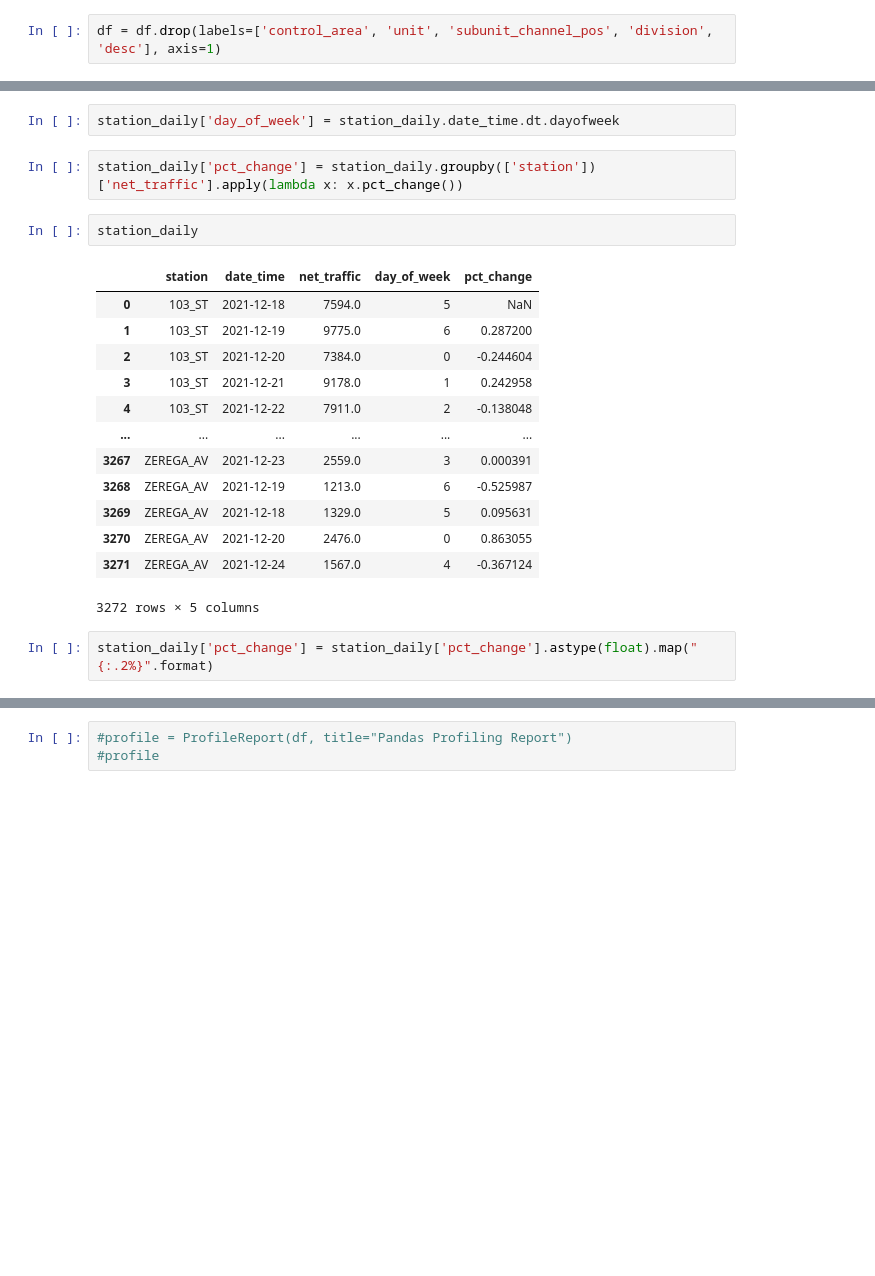
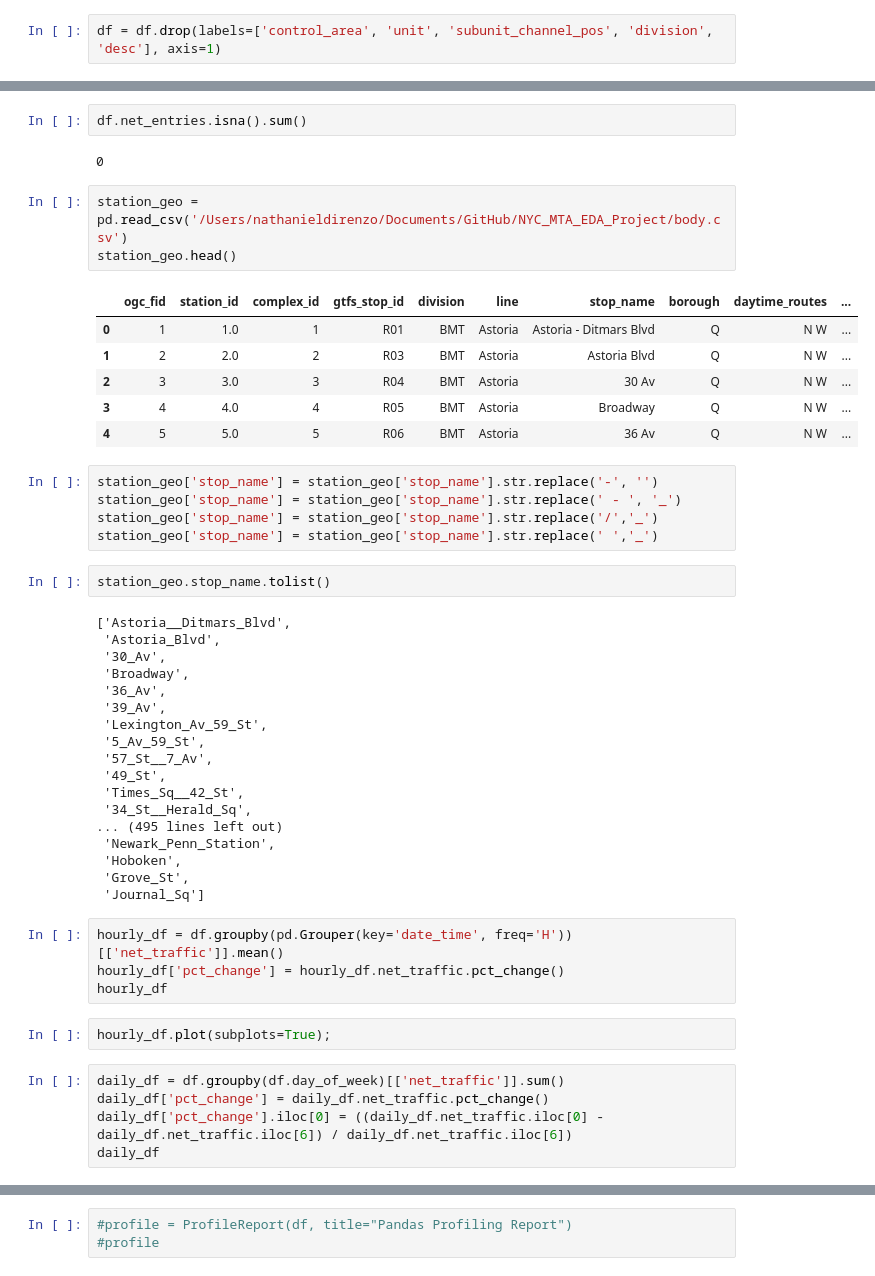
Before and after one commit to VinceDiR/NYC_MTA_EDA_Project, a Jupyter notebook: MTA EDA.ipynb, the cells around one changed output, grey strips where cells are left out. Cells and saved outputs as stored; diff of their text form; blank space fills up the shorter version.

```diff
--- a/MTA EDA.ipynb
+++ b/MTA EDA.ipynb
@@ -304,22 +263,50 @@ station_daily
-# %%
-station_daily['day_of_week'] = station_daily.date_time.dt.dayofweek
-# %%
-station_daily['pct_change'] = station_daily.groupby(['station'])['net_traffic'].apply(lambda x: x.pct_change())
-# %%
-station_daily
-# %% [output]
-|  | station | date_time | net_traffic | day_of_week | pct_change |
-| 0 | 103_ST | 2021-12-18 | 7594.0 | 5 | NaN |
-| 1 | 103_ST | 2021-12-19 | 9775.0 | 6 | 0.287200 |
-| 2 | 103_ST | 2021-12-20 | 7384.0 | 0 | -0.244604 |
-| 3 | 103_ST | 2021-12-21 | 9178.0 | 1 | 0.242958 |
-| 4 | 103_ST | 2021-12-22 | 7911.0 | 2 | -0.138048 |
-| ... | ... | ... | ... | ... | ... |
-| 3267 | ZEREGA_AV | 2021-12-23 | 2559.0 | 3 | 0.000391 |
-| 3268 | ZEREGA_AV | 2021-12-19 | 1213.0 | 6 | -0.525987 |
-| 3269 | ZEREGA_AV | 2021-12-18 | 1329.0 | 5 | 0.095631 |
-| 3270 | ZEREGA_AV | 2021-12-20 | 2476.0 | 0 | 0.863055 |
-| 3271 | ZEREGA_AV | 2021-12-24 | 1567.0 | 4 | -0.367124 |
-3272 rows × 5 columns
-# %%
-station_daily['pct_change'] = station_daily['pct_change'].astype(float).map("{:.2%}".format)
+# %%
+df.net_entries.isna().sum()
+# %% [output]
+0
+# %%
+station_geo = pd.read_csv('/Users/nathanieldirenzo/Documents/GitHub/NYC_MTA_EDA_Project/body.csv')
+station_geo.head()
+# %% [output]
+|  | ogc_fid | station_id | complex_id | gtfs_stop_id | division | line | stop_name | borough | daytime_routes | ... |
+| 0 | 1 | 1.0 | 1 | R01 | BMT | Astoria | Astoria - Ditmars Blvd | Q | N W | ... |
+| 1 | 2 | 2.0 | 2 | R03 | BMT | Astoria | Astoria Blvd | Q | N W | ... |
+| 2 | 3 | 3.0 | 3 | R04 | BMT | Astoria | 30 Av | Q | N W | ... |
+| 3 | 4 | 4.0 | 4 | R05 | BMT | Astoria | Broadway | Q | N W | ... |
+| 4 | 5 | 5.0 | 5 | R06 | BMT | Astoria | 36 Av | Q | N W | ... |
+# %%
+station_geo['stop_name'] = station_geo['stop_name'].str.replace('-', '')
+station_geo['stop_name'] = station_geo['stop_name'].str.replace(' - ', '_')
+station_geo['stop_name'] = station_geo['stop_name'].str.replace('/','_')
+station_geo['stop_name'] = station_geo['stop_name'].str.replace(' ','_')
+# %%
+station_geo.stop_name.tolist()
+# %% [output]
+['Astoria__Ditmars_Blvd',
+ 'Astoria_Blvd',
+ '30_Av',
+ 'Broadway',
+ '36_Av',
+ '39_Av',
+ 'Lexington_Av_59_St',
+ '5_Av_59_St',
+ '57_St__7_Av',
+ '49_St',
+ 'Times_Sq__42_St',
+ '34_St__Herald_Sq',
+... (495 lines left out)
+ 'Newark_Penn_Station',
+ 'Hoboken',
+ 'Grove_St',
+ 'Journal_Sq']
+# %%
+hourly_df = df.groupby(pd.Grouper(key='date_time', freq='H'))[['net_traffic']].mean()
+hourly_df['pct_change'] = hourly_df.net_traffic.pct_change()
+hourly_df
+# %%
+hourly_df.plot(subplots=True);
+# %%
+daily_df = df.groupby(df.day_of_week)[['net_traffic']].sum()
+daily_df['pct_change'] = daily_df.net_traffic.pct_change()
+daily_df['pct_change'].iloc[0] = ((daily_df.net_traffic.iloc[0] - daily_df.net_traffic.iloc[6]) / daily_df.net_traffic.iloc[6])
+daily_df
```
Also changed, not shown: parts of 33 cells of this notebook, 1 other file.
